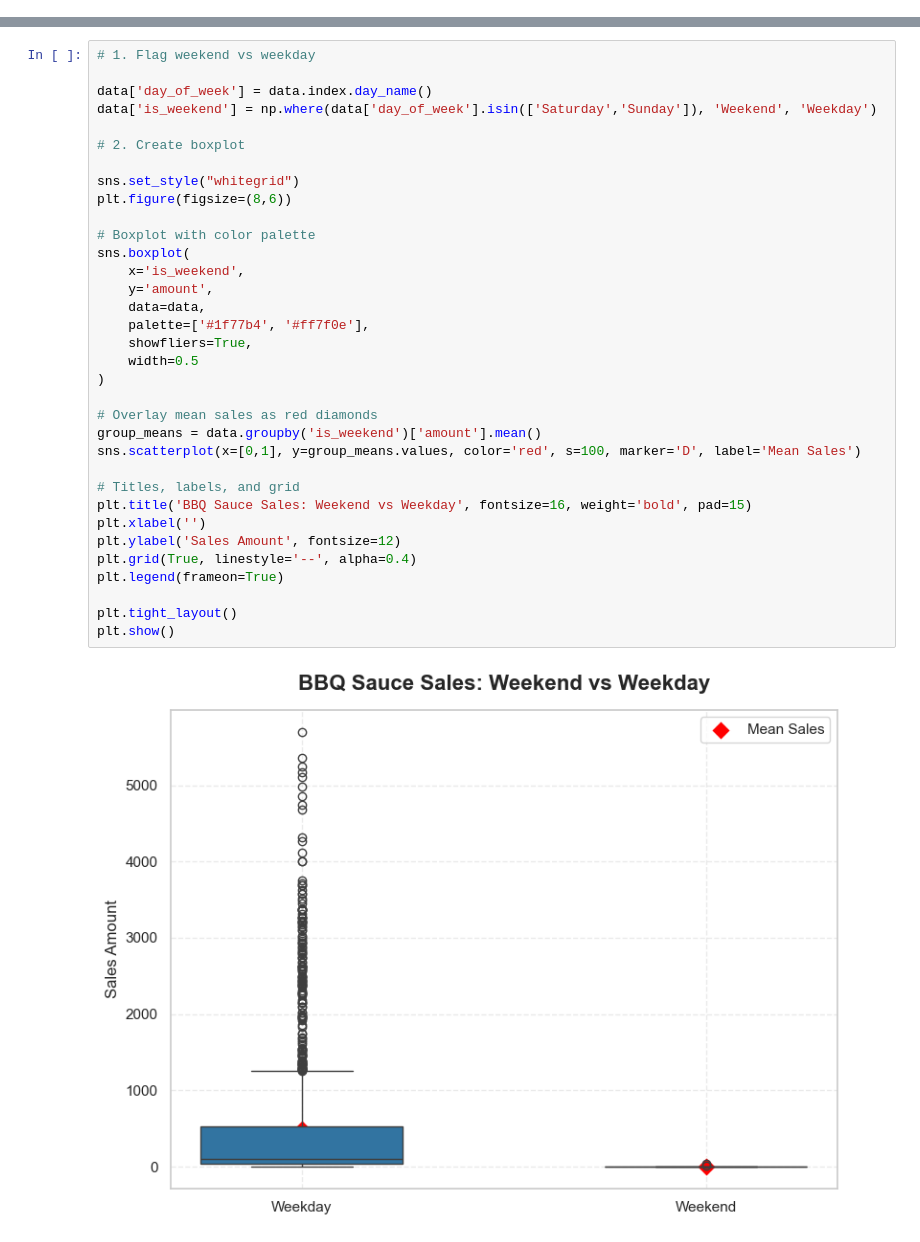
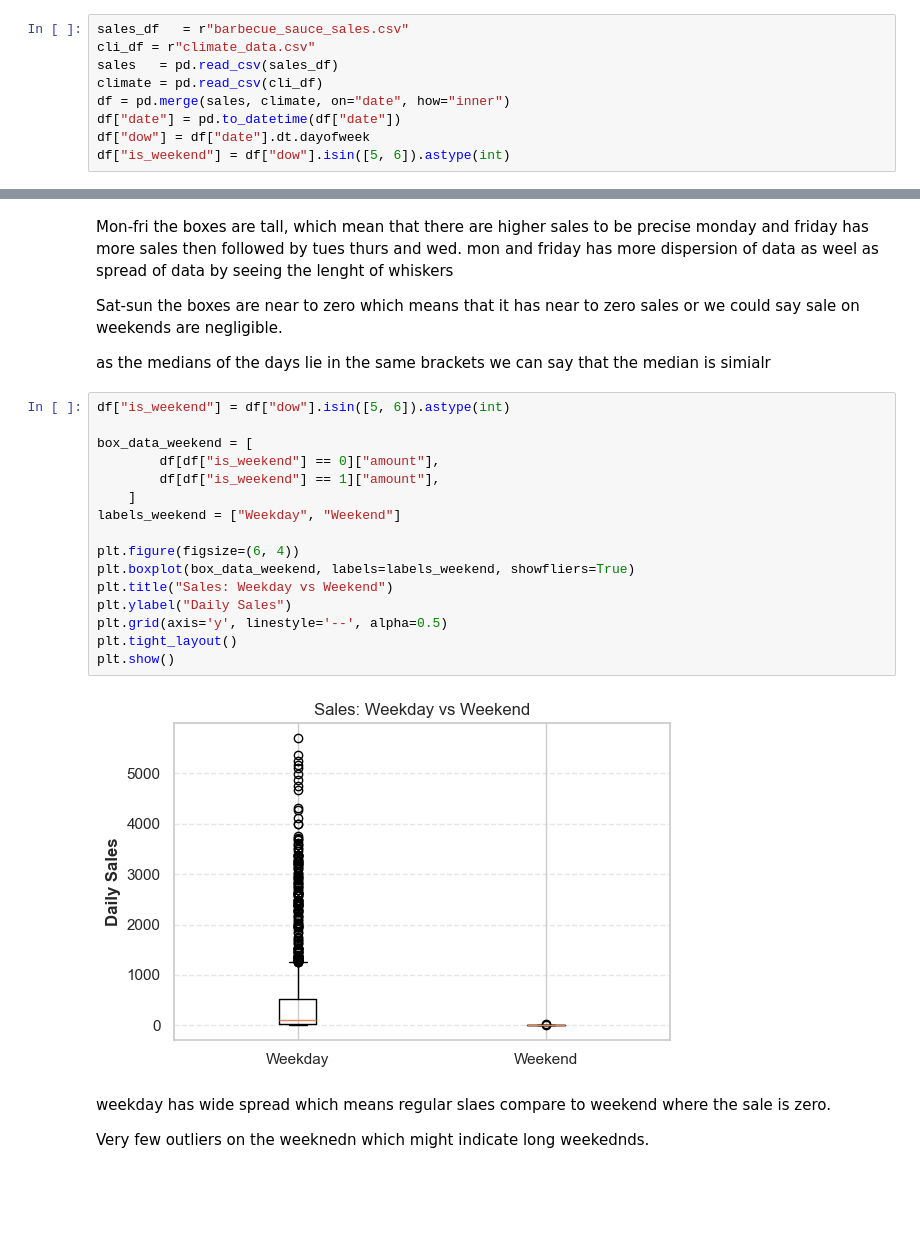
Before and after one commit to mansari40/Time_Series_Project-BBQ, a Jupyter notebook: Time series Project.ipynb, the cells around one changed output, grey strips where cells are left out. Saved outputs shown, nothing was run; the diff lists cells and outputs as text; blank space fills up the shorter version.

```diff
--- a/Time series Project.ipynb
+++ b/Time series Project.ipynb
@@ -342 +543,10 @@ plt.show()
+# %%
+sales_df   = r"barbecue_sauce_sales.csv"
+cli_df = r"climate_data.csv"
+sales   = pd.read_csv(sales_df)
+climate = pd.read_csv(cli_df)
+df = pd.merge(sales, climate, on="date", how="inner")
+df["date"] = pd.to_datetime(df["date"])
+df["dow"] = df["date"].dt.dayofweek
+df["is_weekend"] = df["dow"].isin([5, 6]).astype(int)
 # %%
@@ -384,36 +568,29 @@ plt.show()
+# %% [markdown]
+Mon-fri the boxes are tall, which mean that there are higher sales to be precise monday and friday has more sales then followed by tues thurs and wed.
+mon and friday has more dispersion of data as weel as spread of data by seeing the lenght of whiskers
+
+Sat-sun the boxes are near to zero which means that it has near to zero sales or we could say sale on weekends are negligible.
+
+as the medians of the days lie in the same brackets we can say that the median is simialr
 # %%
-# 1. Flag weekend vs weekday
+df["is_weekend"] = df["dow"].isin([5, 6]).astype(int)
 
-data['day_of_week'] = data.index.day_name()
-data['is_weekend'] = np.where(data['day_of_week'].isin(['Saturday','Sunday']), 'Weekend', 'Weekday')
+box_data_weekend = [
+        df[df["is_weekend"] == 0]["amount"],
+        df[df["is_weekend"] == 1]["amount"],
+    ]
+labels_weekend = ["Weekday", "Weekend"]
 
-# 2. Create boxplot
-
-sns.set_style("whitegrid")
-plt.figure(figsize=(8,6))
-
-# Boxplot with color palette
-sns.boxplot(
-    x='is_weekend',
-    y='amount',
-    data=data,
-    palette=['#1f77b4', '#ff7f0e'],
-    showfliers=True,
-    width=0.5
-)
-
-# Overlay mean sales as red diamonds
-group_means = data.groupby('is_weekend')['amount'].mean()
-sns.scatterplot(x=[0,1], y=group_means.values, color='red', s=100, marker='D', label='Mean Sales')
-
-# Titles, labels, and grid
-plt.title('BBQ Sauce Sales: Weekend vs Weekday', fontsize=16, weight='bold', pad=15)
-plt.xlabel('')
-plt.ylabel('Sales Amount', fontsize=12)
-plt.grid(True, linestyle='--', alpha=0.4)
-plt.legend(frameon=True)
-
+plt.figure(figsize=(6, 4))
+plt.boxplot(box_data_weekend, labels=labels_weekend, showfliers=True)
+plt.title("Sales: Weekday vs Weekend")
+plt.ylabel("Daily Sales")
+plt.grid(axis='y', linestyle='--', alpha=0.5)
 plt.tight_layout()
 plt.show()
 # %% [output]
-[figure, old version]
+[figure, new version]
+# %% [markdown]
+weekday has wide spread which means regular slaes compare to weekend where the sale is zero.
+
+Very few outliers on the weeknedn which might indicate long weekednds.
```
Also changed, not shown: parts of 90 cells of this notebook.
